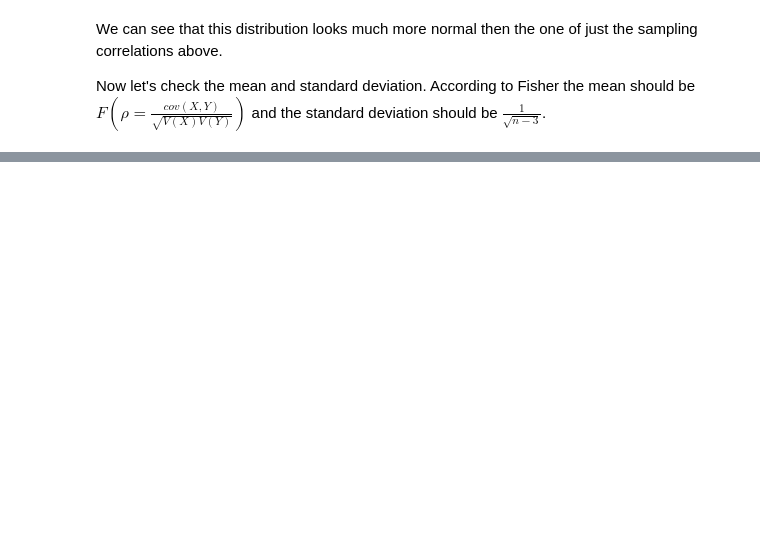
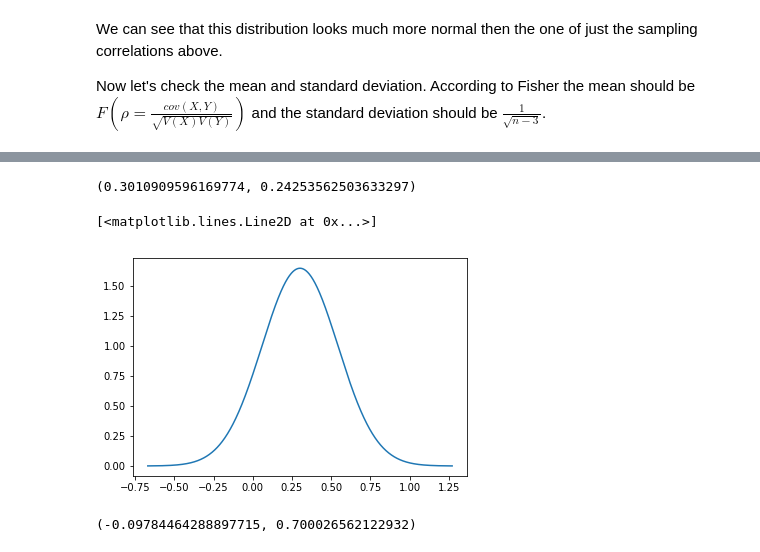
Before and after one commit to eytanohana/Data-Science-and-Statistics, a Jupyter notebook: Sampling distribution of Pearson correlation and the Fisher Transform.ipynb, the cells around one changed output, grey strips where cells are left out. Saved outputs shown, nothing was run; the diff lists cells and outputs as text; code cells hidden in the pictures; blank space fills up the shorter version.

```diff
--- a/Sampling distribution of Pearson correlation and the Fisher Transform.ipynb
+++ b/Sampling distribution of Pearson correlation and the Fisher Transform.ipynb
@@ -126,0 +128,6 @@ Everything seems to check out! Both the means and standard deviations are relati
+# %%
+mu = np.array([1,-1])
+Sigma = np.array([[0.8, 0.3],[0.3, 0.4]])
+
+real_rho = Sigma[0,1] / np.sqrt(Sigma[0,0] * Sigma[1,1])
+real_rho
@@ -126,0 +136,4 @@ Everything seems to check out! Both the means and standard deviations are relati
+# %%
+n = 20
+X = np.random.multivariate_normal(mu, Sigma, n)
+X
@@ -126,0 +161,3 @@ Everything seems to check out! Both the means and standard deviations are relati
+# %%
+corr, p_val = stats.pearsonr(X[:,0], X[:,1])
+corr, p_val
@@ -126,0 +173,17 @@ Everything seems to check out! Both the means and standard deviations are relati
+# %%
+mean = fisher(corr)
+std = 1 / np.sqrt(n - 3)
+
+mean, std
+# %% [output]
+(0.3010909596169774, 0.24253562503633297)
+# %%
+x = np.linspace(mean-4*std, mean+4*std, 1000)
+y = stats.norm.pdf(x, loc=mean, scale=std)
+
+plt.axhline()
+
+plt.plot(x, y)
+# %% [output]
+[<matplotlib.lines.Line2D at 0x...>]
+[figure, added]
@@ -126,0 +193,4 @@ Everything seems to check out! Both the means and standard deviations are relati
+# %%
+lower_bound, upper_bound
+# %% [output]
+(-0.09784464288897715, 0.700026562122932)
```
Also changed, not shown: parts of 15 cells of this notebook.
